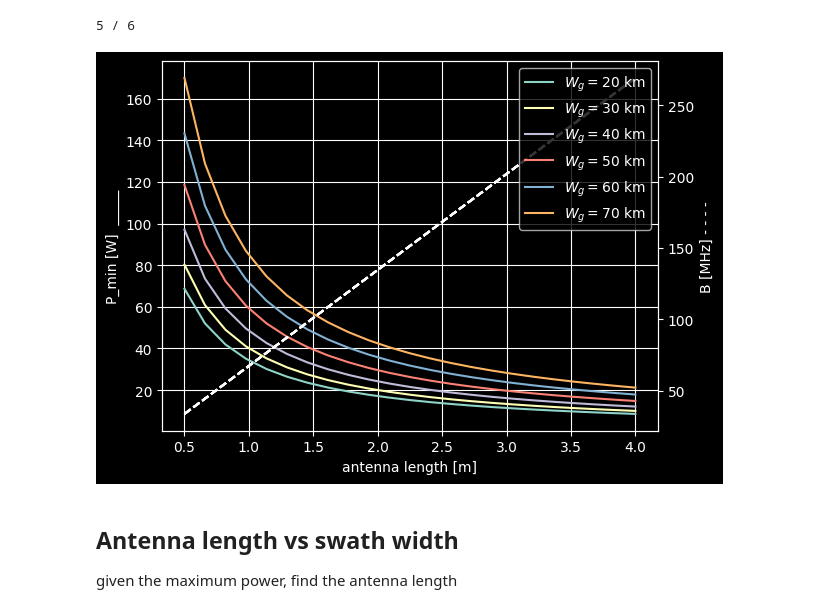
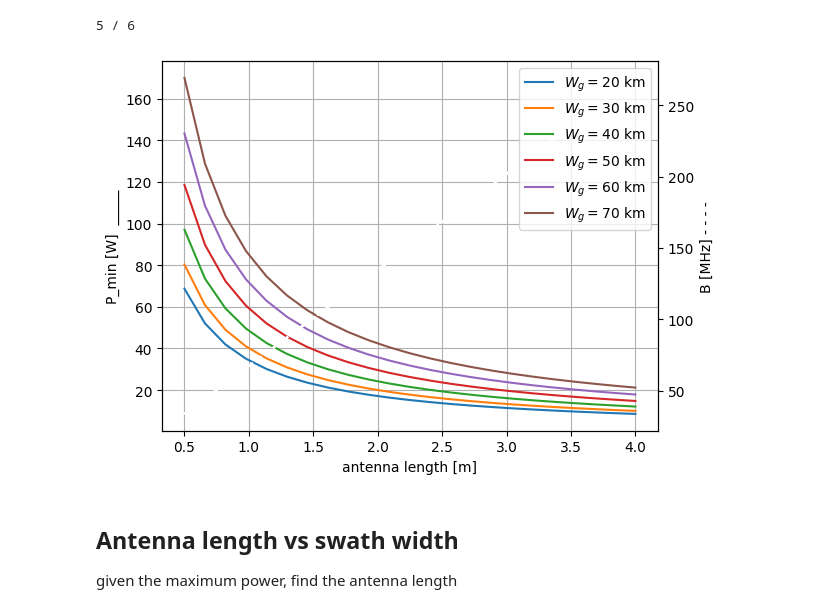
Before and after one commit to Mencarelli-Simone/isap2022Presentation, a Jupyter notebook: al_vs_p.ipynb, the cells around one changed output. Drawn from its saved outputs; the diff is of its cells as text; code cells hidden in the pictures.

Commit message:
images with white background

```diff
--- a/al_vs_p.ipynb
+++ b/al_vs_p.ipynb
@@ -66,31 +66,31 @@ for ii in range(len(wg)):
 # %%
 # plotting
 import matplotlib.pyplot as plt
-plt.style.use('dark_background')
+# plt.style.use('dark_background')
 
 fig, ax = plt.subplots(1)
 ax2 = ax.twinx()
 for P in Plist:
     ax.plot(La, P)
 
 for B in Blist:
     ax2.plot(La, B / 1e6, '--', color='white')
 
 ax.set_xlabel('antenna length [m]')
 ax.set_ylabel('P_min [W]  _____')
 ax2.set_ylabel('B [MHz] - - - -')
 
 legend = []
 for ww in wg:
     st = '$W_g = $'+ str(round(ww/1000))+' km'
     legend.append(st)
 leg = ax.legend(legend)
 ax.grid()
 leg.remove()
 ax2.add_artist(leg)
 plt.savefig('Pvsal.svg')
 # %% [output]
-[figure, old version]
+[figure, new version]
 # %% [markdown]
 ## Antenna length vs swath width
 given the maximum power, find the antenna length
```
Also changed, not shown: parts of 5 cells of this notebook.
